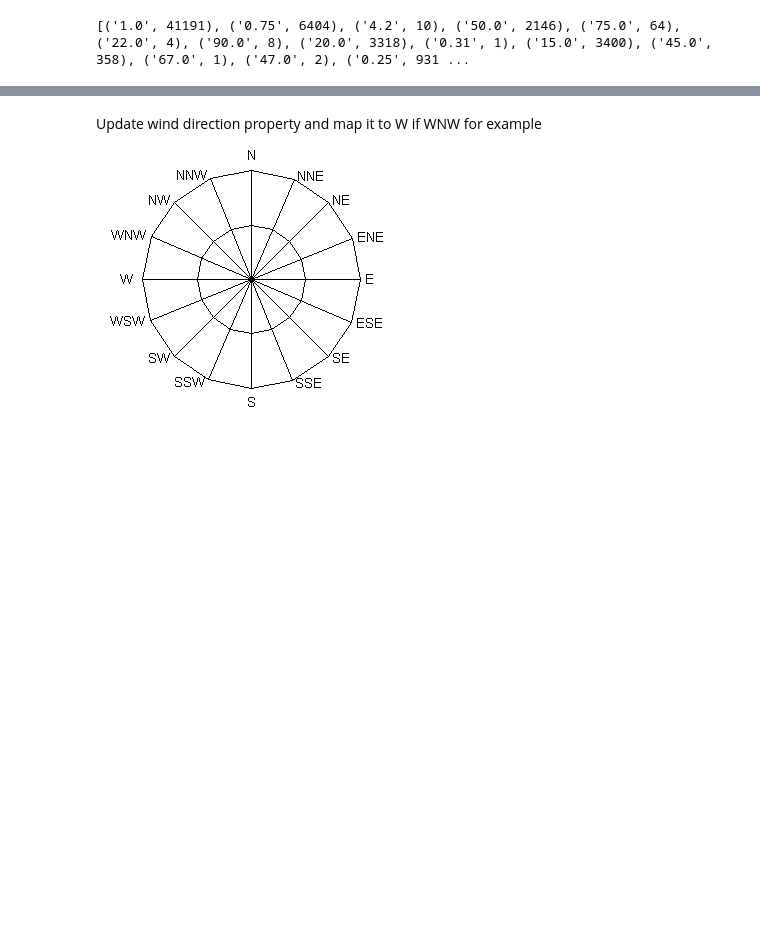
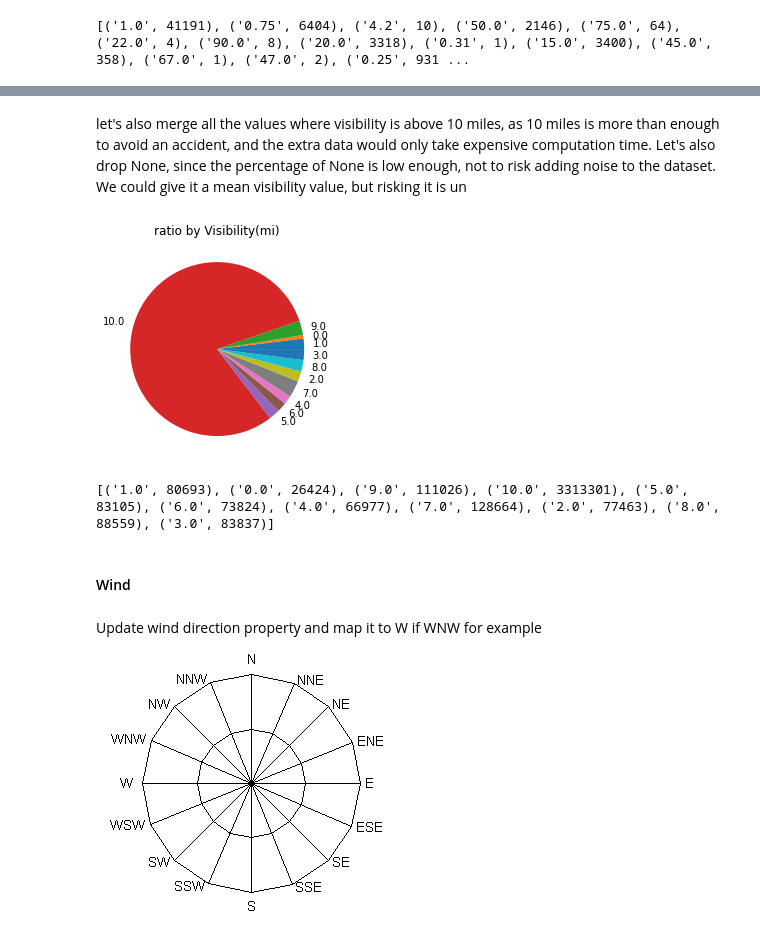
Before and after one commit to glebgalkin/SOEN471Winter, a Jupyter notebook: US Accidents technical analysis and regression.ipynb, the cells around one changed output, grey strips where cells are left out. Cells and saved outputs as stored; diff of their text form; code cells hidden in the pictures; blank space fills up the shorter version.

```diff
--- a/US Accidents technical analysis and regression.ipynb
+++ b/US Accidents technical analysis and regression.ipynb
@@ -191,3 +203,15 @@ visibility is mostly clear
+# %% [markdown]
+let's also merge all the values where visibility is above 10 miles, as 10 miles is more than enough to avoid an accident, and the extra data would only take expensive computation time. Let's also drop None, since the percentage of None is low enough, not to risk adding noise to the dataset. We could give it a mean visibility value, but risking it is un
+# %%
+root_accidents_data = visibility_flattened\
+    .withColumn("Visibility(mi)", when(col("Visibility(mi)") >= 10,lit(10)).otherwise(col("Visibility(mi)")))\
+    .where(col("Visibility(mi)").isNotNull())
+display_piechart_of_column(root_accidents_data, 'Visibility(mi)')
+# %% [output]
+[figure, added]
+[('1.0', 80693), ('0.0', 26424), ('9.0', 111026), ('10.0', 3313301), ('5.0', 83105), ('6.0', 73824), ('4.0', 66977), ('7.0', 128664), ('2.0', 77463), ('8.0', 88559), ('3.0', 83837)]
+# %% [markdown]
+#### Wind
 # %% [markdown]
 Update wind direction property and map it to W if WNW for example
 ![image.png](attachment:image.png)
```
Also changed, not shown: parts of 16 cells of this notebook.
